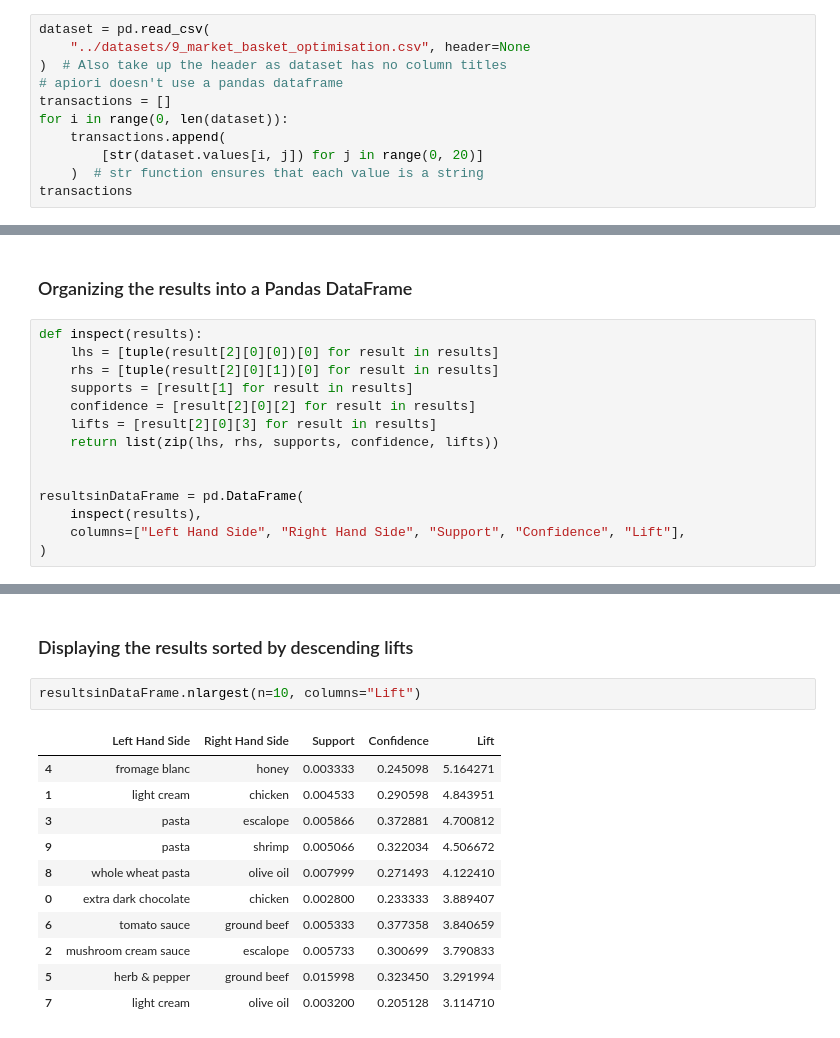
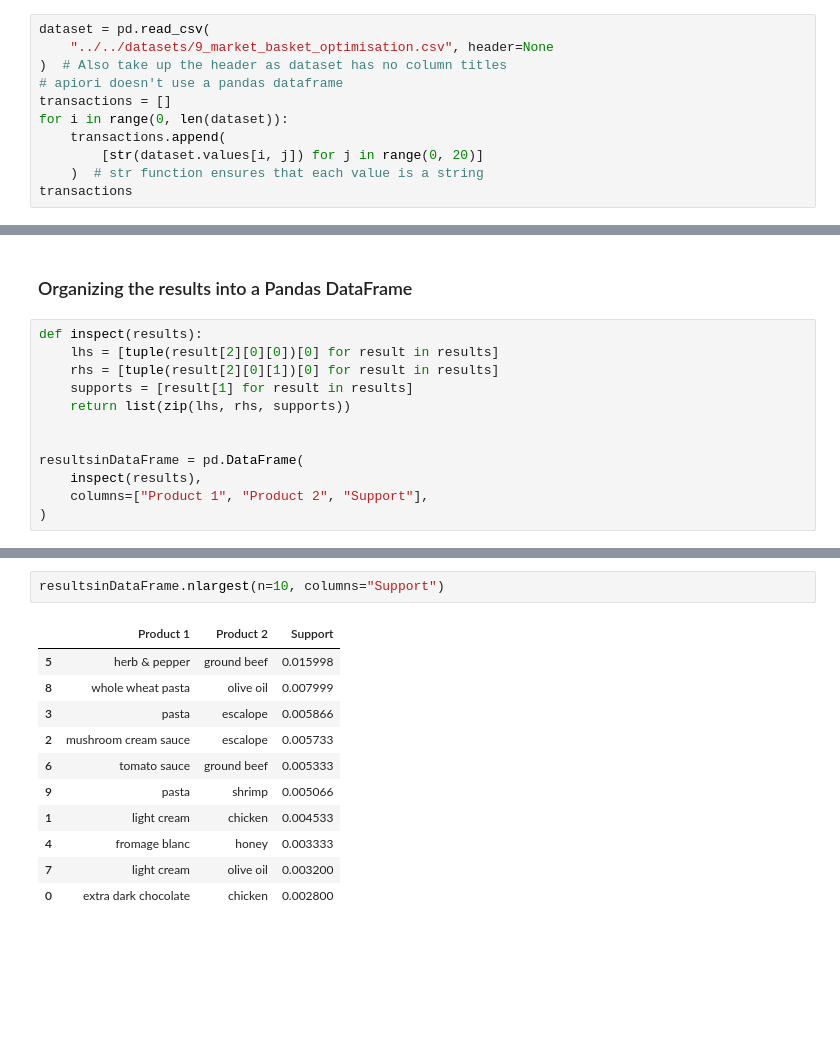
Before and after one commit to cmshaki/ml_tutorial, a Jupyter notebook: notebooks/05_association_rule_learning/eclat.ipynb, the cells around one changed output, grey strips where cells are left out. Saved outputs shown, nothing was run; the diff lists cells and outputs as text; blank space fills up the shorter version.

```diff
--- a/notebooks/17_apriori.ipynb
+++ b/notebooks/05_association_rule_learning/eclat.ipynb
@@ -12,7 +12,7 @@ import matplotlib.pyplot as plt
 ## Data Preprocessing
 # %%
 dataset = pd.read_csv(
-    "../datasets/9_market_basket_optimisation.csv", header=None
+    "../../datasets/9_market_basket_optimisation.csv", header=None
 )  # Also take up the header as dataset has no column titles
 # apiori doesn't use a pandas dataframe
 transactions = []
@@ -81,13 +81,11 @@ def inspect(results):
     lhs = [tuple(result[2][0][0])[0] for result in results]
     rhs = [tuple(result[2][0][1])[0] for result in results]
     supports = [result[1] for result in results]
-    confidence = [result[2][0][2] for result in results]
-    lifts = [result[2][0][3] for result in results]
-    return list(zip(lhs, rhs, supports, confidence, lifts))
+    return list(zip(lhs, rhs, supports))
 
 
 resultsinDataFrame = pd.DataFrame(
     inspect(results),
-    columns=["Left Hand Side", "Right Hand Side", "Support", "Confidence", "Lift"],
+    columns=["Product 1", "Product 2", "Support"],
 )
 # %% [markdown]
@@ -109,16 +93,14 @@ resultsinDataFrame
-# %% [markdown]
-### Displaying the results sorted by descending lifts
 # %%
-resultsinDataFrame.nlargest(n=10, columns="Lift")
+resultsinDataFrame.nlargest(n=10, columns="Support")
 # %% [output]
-|  | Left Hand Side | Right Hand Side | Support | Confidence | Lift |
-| 4 | fromage blanc | honey | 0.003333 | 0.245098 | 5.164271 |
-| 1 | light cream | chicken | 0.004533 | 0.290598 | 4.843951 |
-| 3 | pasta | escalope | 0.005866 | 0.372881 | 4.700812 |
-| 9 | pasta | shrimp | 0.005066 | 0.322034 | 4.506672 |
-| 8 | whole wheat pasta | olive oil | 0.007999 | 0.271493 | 4.122410 |
-| 0 | extra dark chocolate | chicken | 0.002800 | 0.233333 | 3.889407 |
-| 6 | tomato sauce | ground beef | 0.005333 | 0.377358 | 3.840659 |
-| 2 | mushroom cream sauce | escalope | 0.005733 | 0.300699 | 3.790833 |
-| 5 | herb & pepper | ground beef | 0.015998 | 0.323450 | 3.291994 |
-| 7 | light cream | olive oil | 0.003200 | 0.205128 | 3.114710 |
+|  | Product 1 | Product 2 | Support |
+| 5 | herb & pepper | ground beef | 0.015998 |
+| 8 | whole wheat pasta | olive oil | 0.007999 |
+| 3 | pasta | escalope | 0.005866 |
+| 2 | mushroom cream sauce | escalope | 0.005733 |
+| 6 | tomato sauce | ground beef | 0.005333 |
+| 9 | pasta | shrimp | 0.005066 |
+| 1 | light cream | chicken | 0.004533 |
+| 4 | fromage blanc | honey | 0.003333 |
+| 7 | light cream | olive oil | 0.003200 |
+| 0 | extra dark chocolate | chicken | 0.002800 |
```
Also changed, not shown: parts of 4 cells of this notebook, 51 other files.
